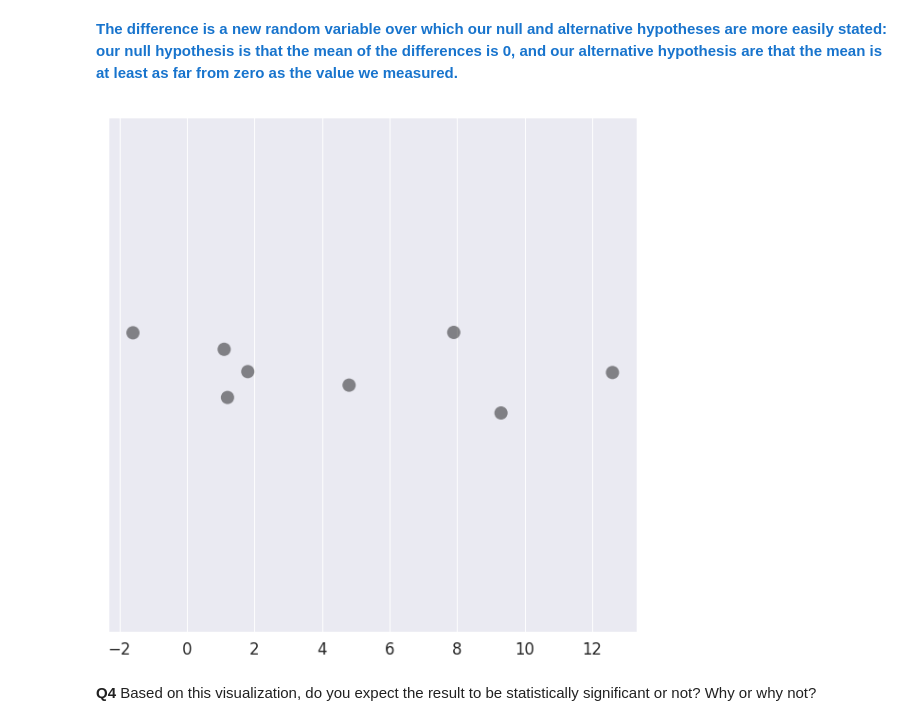
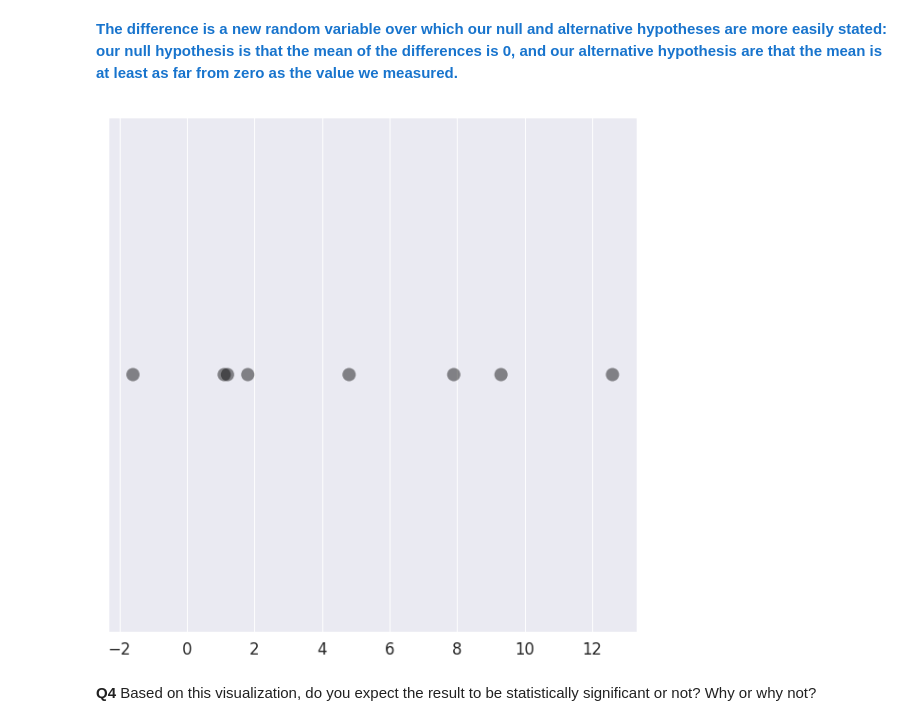
Before and after one commit to charlesfrye/AppliedStatisticsForNeuroscience, a Jupyter notebook: Part 01 - Statistical Testing/04 - Tests for 2-Sample Data/Lab B - Paired t-tests and Non-Parametric Tests - Solutions.ipynb, the cells around one changed output. Cells and saved outputs as stored; diff of their text form; code cells hidden in the pictures.

Commit message:
fixes warnings and sets jitter=False

```diff
--- a/Part 01 - Statistical Testing/04 - Tests for 2-Sample Data/Lab B - Paired t-tests and Non-Parametric Tests - Solutions.ipynb
+++ b/Part 01 - Statistical Testing/04 - Tests for 2-Sample Data/Lab B - Paired t-tests and Non-Parametric Tests - Solutions.ipynb
@@ -111,9 +111,9 @@ As another, simpler, way to visualize the data, compute the differences between
 <font color='#1874CD'> **The difference is a new random variable over which our null and alternative hypotheses are more easily stated: our null hypothesis is that the mean of the differences is 0, and our alternative hypothesis are that the mean is at least as far from zero as the value we measured.**
 # %%
 sns.stripplot(tidy.Control_R - tidy.Regen_L,
-              size=14, alpha=0.45, color='black');
+              size=14, alpha=0.45, color='black', jitter=False);
 # %% [output]
-[figure, old version]
+[figure, new version]
 # %% [markdown]
 **Q4** Based on this visualization, do you expect the result to be statistically significant or not? Why or why not?
 # %% [markdown]
```
Also changed, not shown: parts of 4 cells of this notebook, 2 other files.
